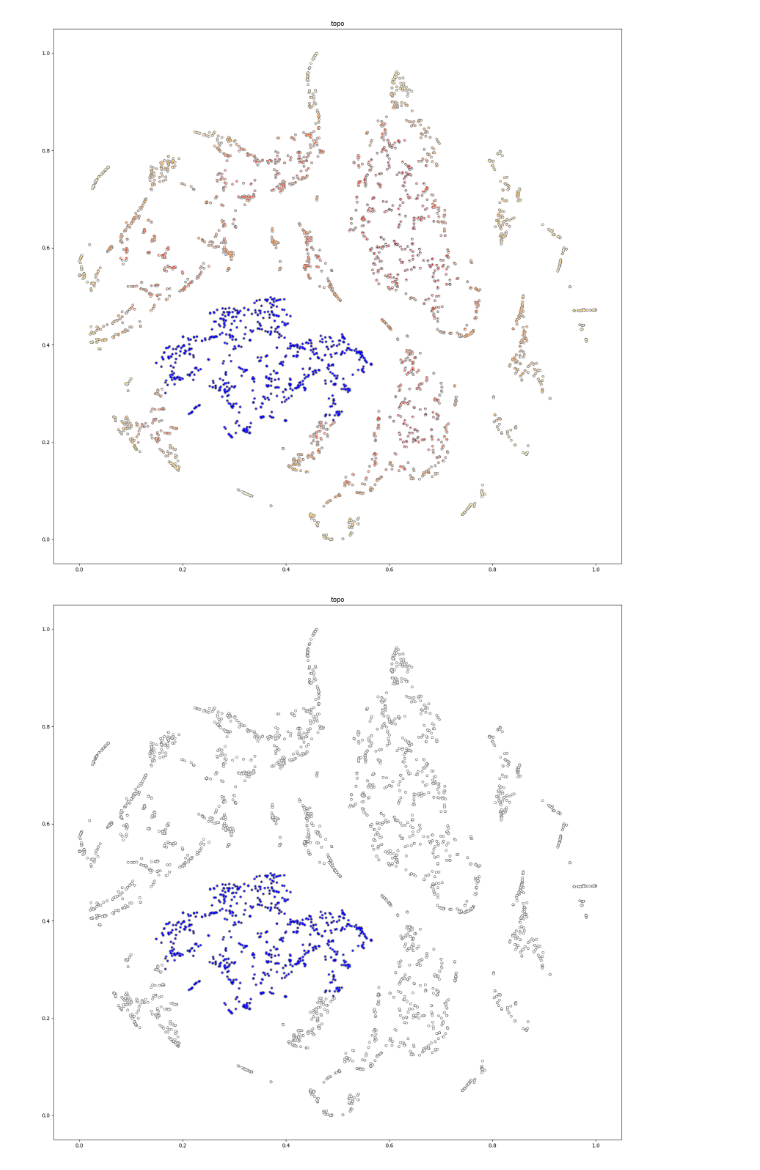
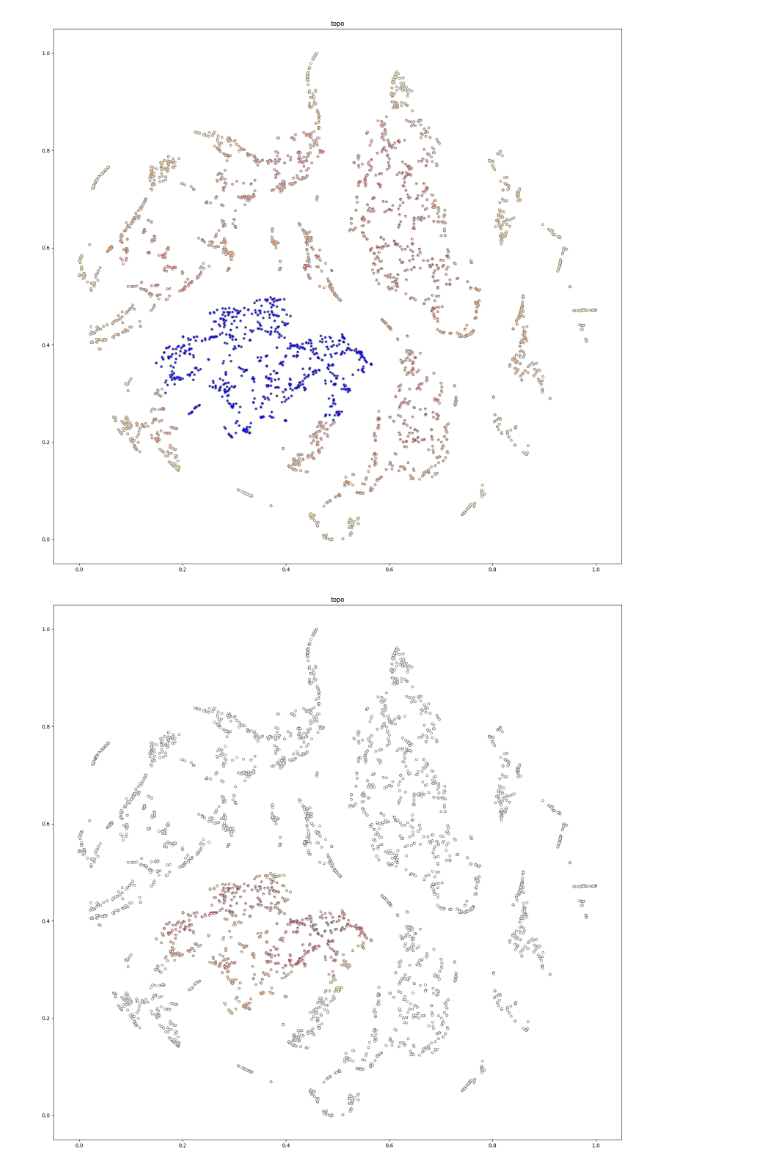
Before and after one commit to usccolumbia/matglobalmapping, a Jupyter notebook: localsubsetgraph/custom_scope_wthin_MP/listofmpid_over_custom_scope.ipynb, the cells around one changed output. Cells and saved outputs as stored; diff of their text form; code cells hidden in the pictures.

```diff
--- a/localsubsetgraph/custom_scope_wthin_MP/listofmpid_over_custom_scope.ipynb
+++ b/localsubsetgraph/custom_scope_wthin_MP/listofmpid_over_custom_scope.ipynb
@@ -73,33 +73,32 @@ for decriptor in features:
 for decriptor in features:
     feat_xy = features[decriptor]
     fig = plt.figure(figsize=(20,20),dpi=100)
     ax1 = fig.add_subplot(111)
 
     x=feat_xy.loc[:]['x']
     y=feat_xy.loc[:]['y']
     plt.scatter(x,y,marker='o',color='white',s=20,zorder=1, edgecolor="grey")
 
 
     target_xy= pd.merge(right=target,
                 left=feat_xy,
                 how='right',
                 right_on='mp_id',
                 left_on='mp_id')
 
 
     x=target_xy.loc[:]['x']
     y=target_xy.loc[:]['y']
     xy = np.vstack([x,y])
     z = gaussian_kde(xy)(xy)
-    plt.scatter(x, y, c=z, s=1,zorder=3,cmap=mpl.colormaps['YlOrRd'])
+    plt.scatter(x, y, c=z, s=1,zorder=4,cmap=mpl.colormaps['YlOrRd'])
 
-    plt.scatter(x,y,marker='.',color='blue',s=20,zorder=4)
     plt.title(decriptor)
     plt.subplots_adjust(left=None, bottom=0.15, right=None, top=None,
                     wspace=0.1, hspace=0.15)
     plt.xticks()
     plt.show()
     break
 #remove break to get all graphs
 # %% [output]
-[figure, old version]
+[figure, new version]
```
Also changed, not shown: 20 other files.
